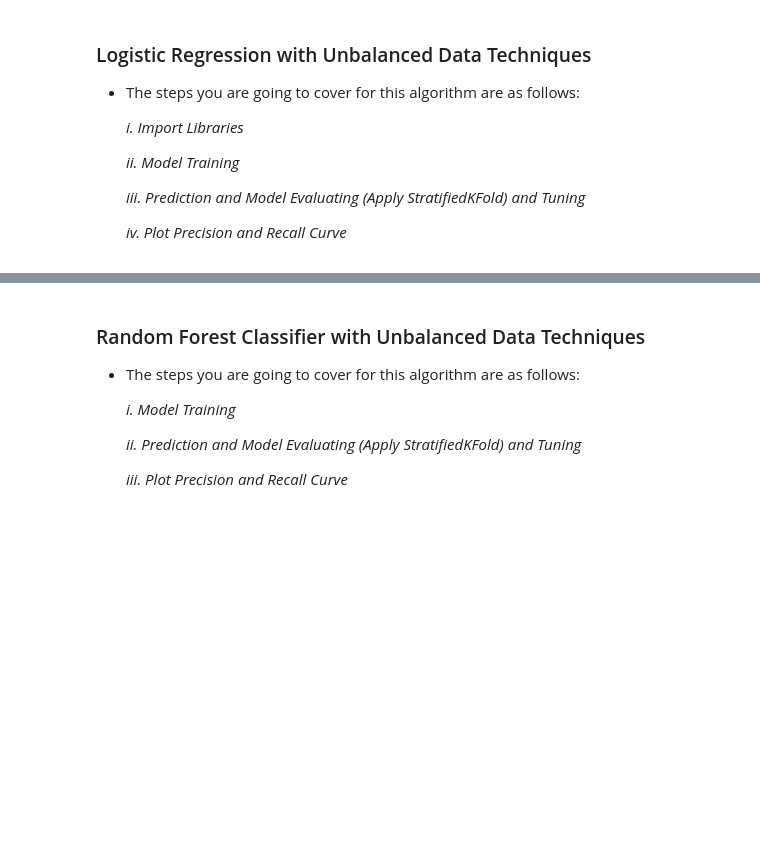
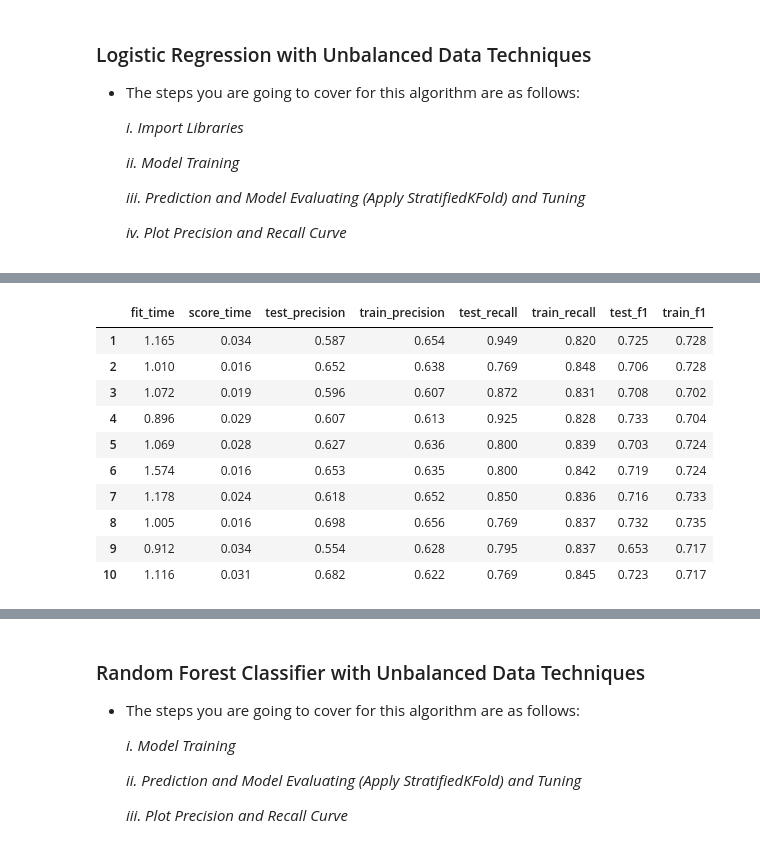
Before and after one commit to B-dogan/Credit-Card-Fraud-Detection-Project-, a Jupyter notebook: Fraud_Detection_Student_V3.ipynb, the cells around one changed output, grey strips where cells are left out. Saved outputs shown, nothing was run; the diff lists cells and outputs as text; code cells hidden in the pictures; blank space fills up the shorter version.

```diff
--- a/Fraud_Detection_Student_V3.ipynb
+++ b/Fraud_Detection_Student_V3.ipynb
@@ -1146,0 +1200,19 @@ Accordion(children=(VBox(children=(HTML(value='\n            <h1 id="summary_UC0
+# %%
+sKF = StratifiedKFold(n_splits=10,shuffle=True)
+# %%
+pipeline_log_sm = imbpipeline(steps=operations_sm)
+scores = cross_validate(pipeline_log_sm, X_train, y_train, scoring = ['precision','recall','f1'], cv = sKF,return_train_score=True)
+df_scores = pd.DataFrame(scores, index = range(1, 11))
+df_scores
+# %% [output]
+|  | fit_time | score_time | test_precision | train_precision | test_recall | train_recall | test_f1 | train_f1 |
+| 1 | 1.165 | 0.034 | 0.587 | 0.654 | 0.949 | 0.820 | 0.725 | 0.728 |
+| 2 | 1.010 | 0.016 | 0.652 | 0.638 | 0.769 | 0.848 | 0.706 | 0.728 |
+| 3 | 1.072 | 0.019 | 0.596 | 0.607 | 0.872 | 0.831 | 0.708 | 0.702 |
+| 4 | 0.896 | 0.029 | 0.607 | 0.613 | 0.925 | 0.828 | 0.733 | 0.704 |
+| 5 | 1.069 | 0.028 | 0.627 | 0.636 | 0.800 | 0.839 | 0.703 | 0.724 |
+| 6 | 1.574 | 0.016 | 0.653 | 0.635 | 0.800 | 0.842 | 0.719 | 0.724 |
+| 7 | 1.178 | 0.024 | 0.618 | 0.652 | 0.850 | 0.836 | 0.716 | 0.733 |
+| 8 | 1.005 | 0.016 | 0.698 | 0.656 | 0.769 | 0.837 | 0.732 | 0.735 |
+| 9 | 0.912 | 0.034 | 0.554 | 0.628 | 0.795 | 0.837 | 0.653 | 0.717 |
+| 10 | 1.116 | 0.031 | 0.682 | 0.622 | 0.769 | 0.845 | 0.723 | 0.717 |
```
Also changed, not shown: parts of 43 cells of this notebook.
